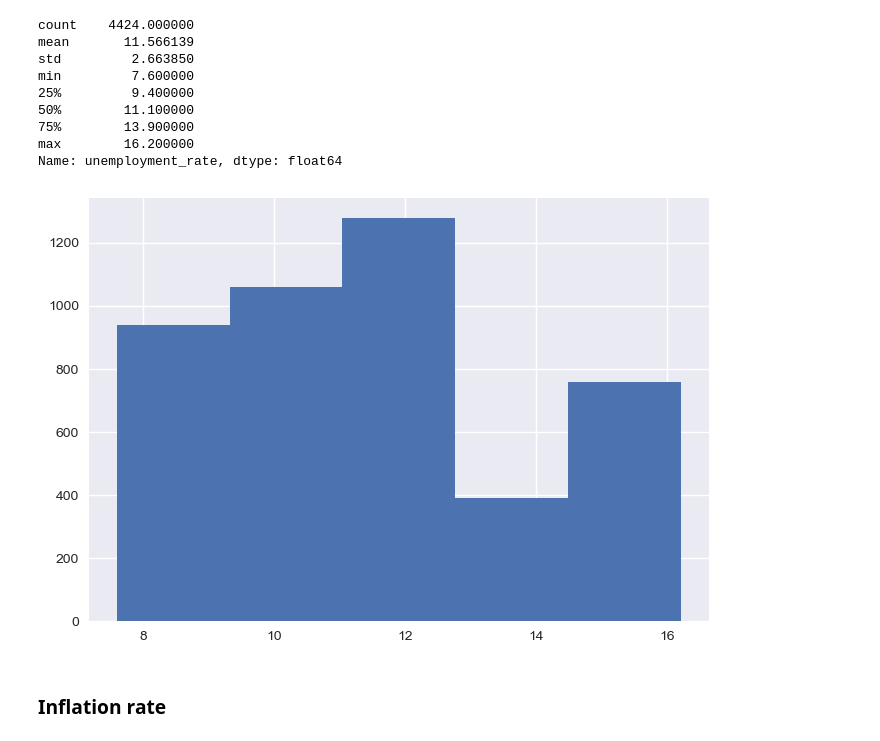
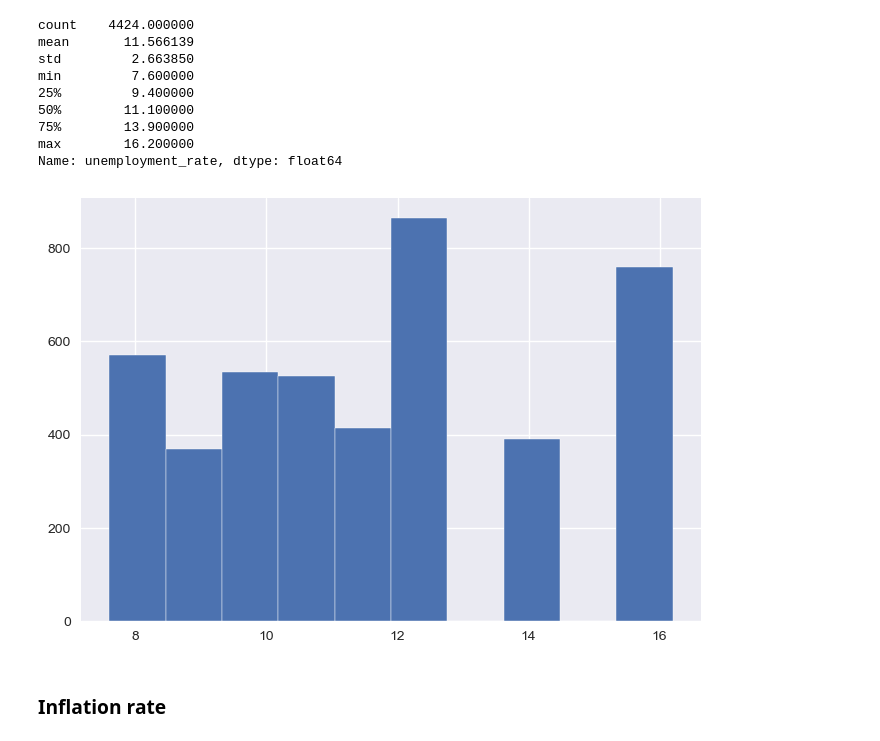
Before and after one commit to AndreJacobsPy/ai-academy-capstone, a Jupyter notebook: exploration.ipynb, the cells around one changed output. Saved outputs shown, nothing was run; the diff lists cells and outputs as text; code cells hidden in the pictures.

```diff
--- a/exploration.ipynb
+++ b/exploration.ipynb
@@ -1221,9 +1221,9 @@ min         7.600000
 max        16.200000
 Name: unemployment_rate, dtype: float64
 # %%
-df['unemployment_rate'].hist(bins=5);
+df['unemployment_rate'].hist(bins=10);
 # %% [output]
-[figure, old version]
+[figure, new version]
 # %% [markdown]
 ### Inflation rate <a class="anchor" id="thirty-fifth-bullet">
 # %%
```
Also changed, not shown: parts of 8 cells of this notebook, 2 other files.
